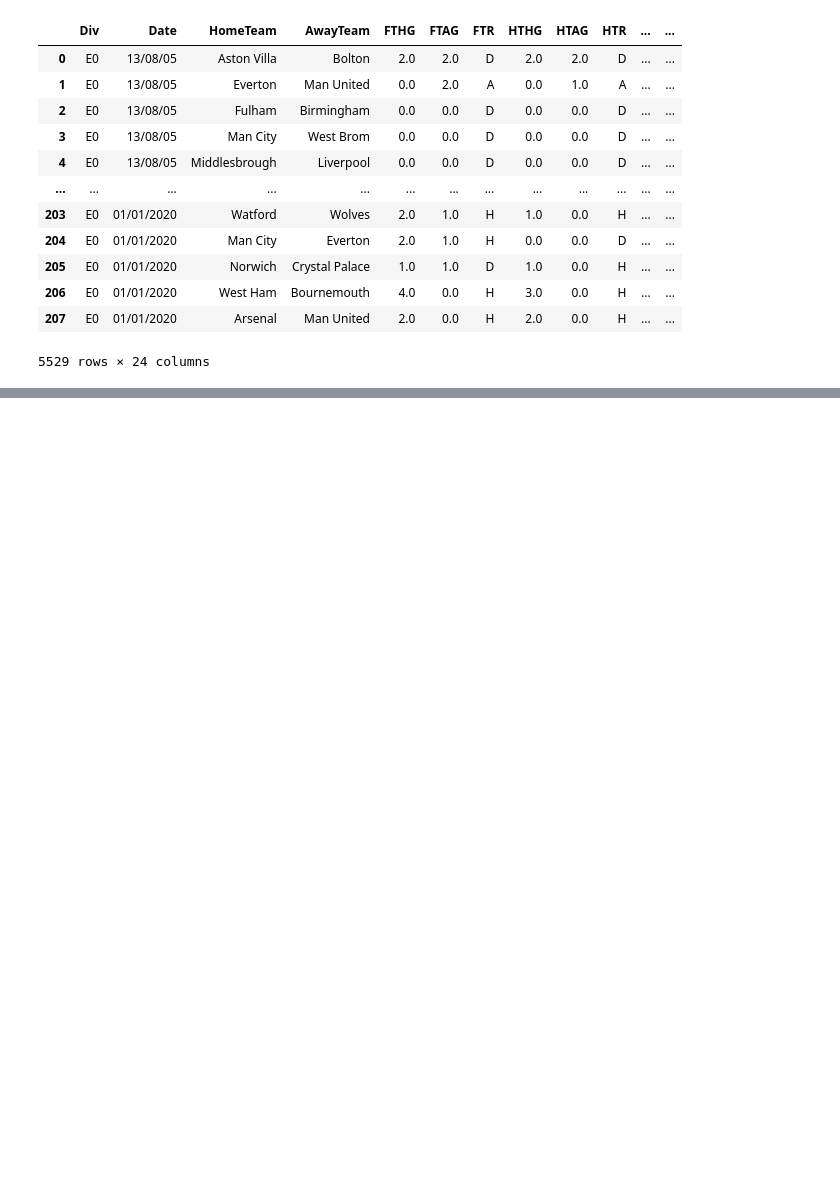
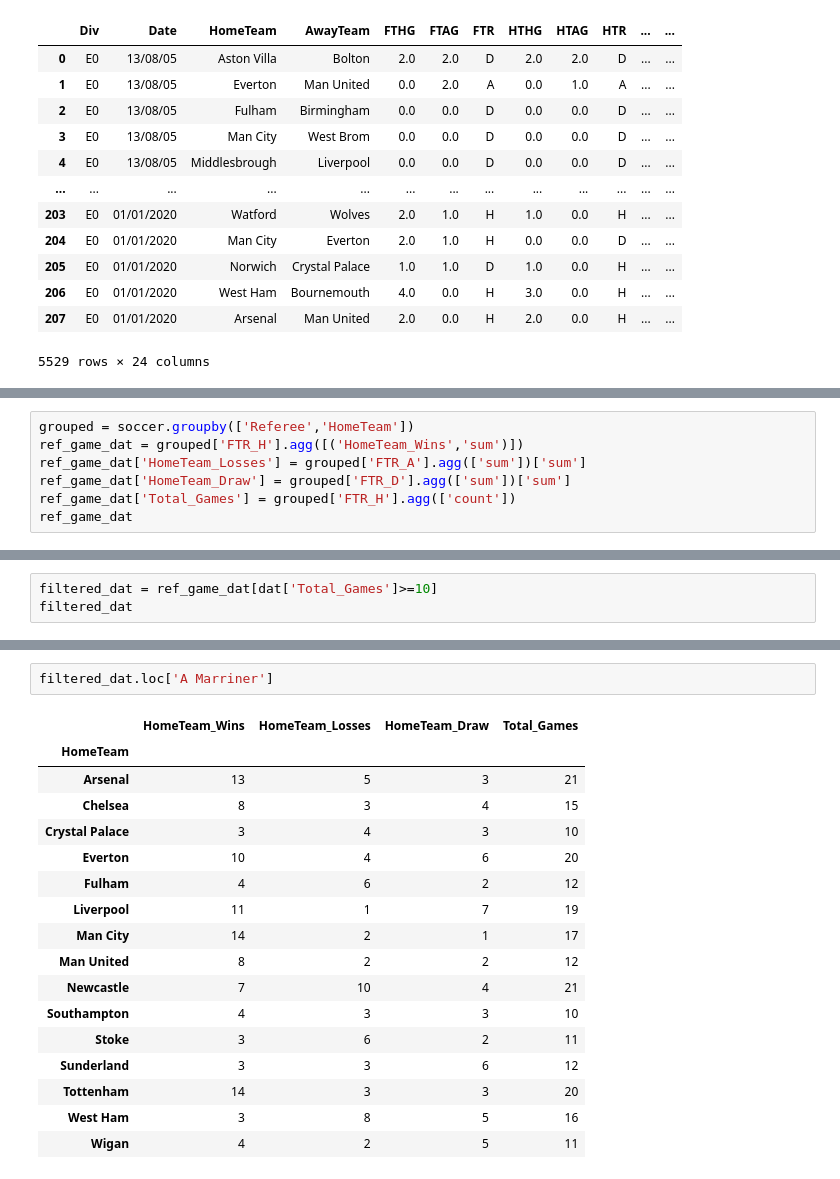
Before and after one commit to BrianMcCabe96/4447_final, a Jupyter notebook: Final_draft_Seaborn_Testing.ipynb, the cells around one changed output, grey strips where cells are left out. Cells and saved outputs as stored; diff of their text form; blank space fills up the shorter version.

```diff
--- a/Final_draft_Seaborn_Testing.ipynb
+++ b/Final_draft_Seaborn_Testing.ipynb
@@ -103,0 +124,7 @@ sb.catplot(x ="HomeTeam", hue ="FTR", kind ="count", data = soccer, height = 20,
+# %%
+grouped = soccer.groupby(['Referee','HomeTeam'])
+ref_game_dat = grouped['FTR_H'].agg([('HomeTeam_Wins','sum')])
+ref_game_dat['HomeTeam_Losses'] = grouped['FTR_A'].agg(['sum'])['sum']
+ref_game_dat['HomeTeam_Draw'] = grouped['FTR_D'].agg(['sum'])['sum']
+ref_game_dat['Total_Games'] = grouped['FTR_H'].agg(['count'])
+ref_game_dat
@@ -103,0 +166,3 @@ sb.catplot(x ="HomeTeam", hue ="FTR", kind ="count", data = soccer, height = 20,
+# %%
+filtered_dat = ref_game_dat[dat['Total_Games']>=10]
+filtered_dat
@@ -103,0 +204,20 @@ sb.catplot(x ="HomeTeam", hue ="FTR", kind ="count", data = soccer, height = 20,
+# %%
+filtered_dat.loc['A Marriner']
+# %% [output]
+|  | HomeTeam_Wins | HomeTeam_Losses | HomeTeam_Draw | Total_Games |
+| HomeTeam |  |  |  |  |
+| Arsenal | 13 | 5 | 3 | 21 |
+| Chelsea | 8 | 3 | 4 | 15 |
+| Crystal Palace | 3 | 4 | 3 | 10 |
+| Everton | 10 | 4 | 6 | 20 |
+| Fulham | 4 | 6 | 2 | 12 |
+| Liverpool | 11 | 1 | 7 | 19 |
+| Man City | 14 | 2 | 1 | 17 |
+| Man United | 8 | 2 | 2 | 12 |
+| Newcastle | 7 | 10 | 4 | 21 |
+| Southampton | 4 | 3 | 3 | 10 |
+| Stoke | 3 | 6 | 2 | 11 |
+| Sunderland | 3 | 3 | 6 | 12 |
+| Tottenham | 14 | 3 | 3 | 20 |
+| West Ham | 3 | 8 | 5 | 16 |
+| Wigan | 4 | 2 | 5 | 11 |
```
Also changed, not shown: parts of 13 cells of this notebook.
